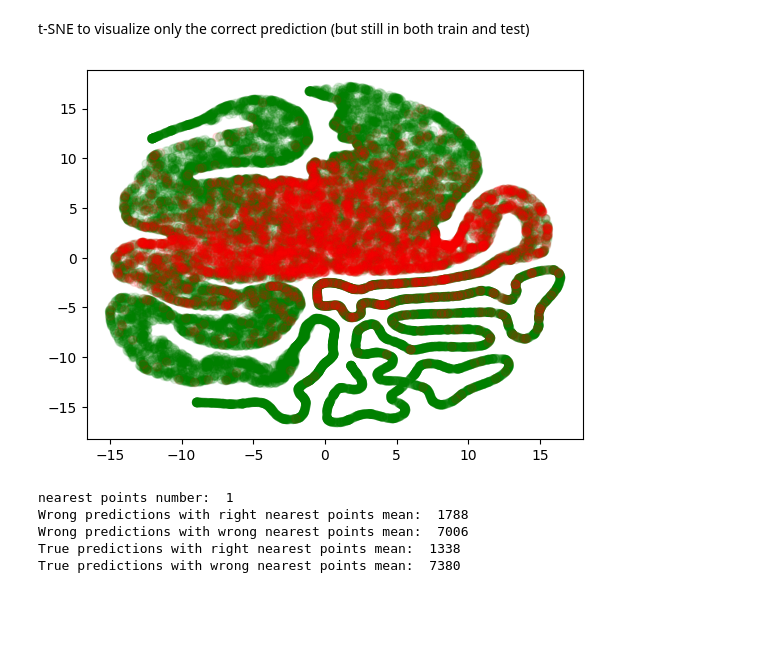
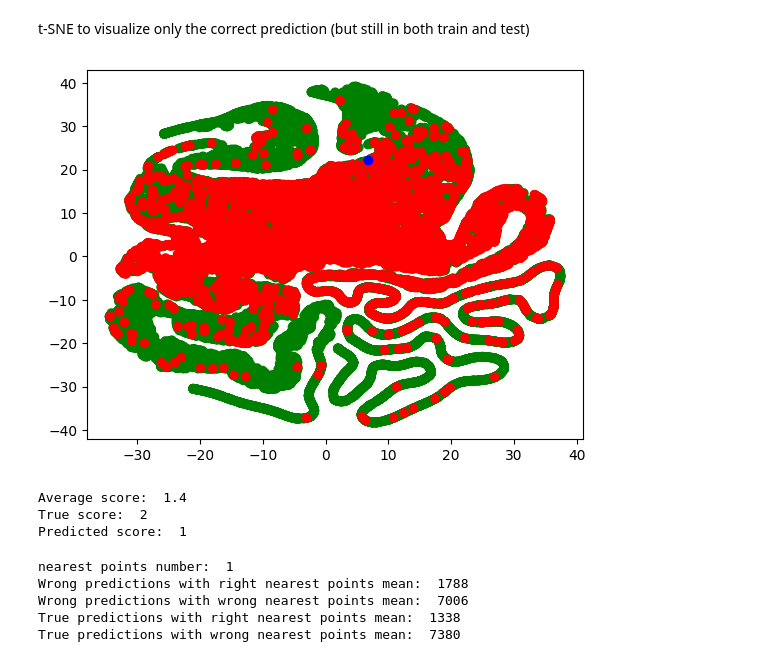
Before and after one commit to davidemodolo/Lung-Ultrasound-Image-Classifier, a Jupyter notebook: step_by_step_try.ipynb, the cells around one changed output. Saved outputs shown, nothing was run; the diff lists cells and outputs as text; code cells hidden in the pictures; blank space fills up the shorter version.

Commit message:
tsne working, now big test for performance

```diff
--- a/step_by_step_try.ipynb
+++ b/step_by_step_try.ipynb
@@ -576,25 +576,55 @@ t-SNE to visualize only the correct prediction (but still in both train and test
 # %%
 # TODO: a bit of refactoring
 
 from sklearn.manifold import TSNE
 import matplotlib.pyplot as plt
 import cv2
 import numpy as np
 import pandas as pd
 
 # create the TNSE model (keeping the path information for later)
 values = pd.read_csv("values_train.csv") #sm0, sm1, sm2, sm3, correct
+
+values_test = pd.read_csv("values_test.csv")
+random_index = np.random.randint(0, len(values_test))
+# create a temporary dataframe with the random point and the correct value
+# random_point_df = pd.DataFrame([values_test.iloc[random_index]], columns=["sm0", "sm1", "sm2", "sm3", "correct"])
+
+# select the line with random index
+selected_line = values_test.iloc[random_index]
+# concat does not currently work, temporary solution with append
+values = values.append(selected_line, ignore_index=True)
 points = values[["sm0", "sm1", "sm2", "sm3"]].values
-tsne = TSNE(n_components=2, verbose=0, perplexity=40, n_iter=300)
+random_point = points[-1]
+
+tsne = TSNE(n_components=2, verbose=0, perplexity=40, n_iter=400)
 tsne_results = tsne.fit_transform(points)
 values["x"] = tsne_results[:,0]
 values["y"] = tsne_results[:,1]
 # plot the points
 colors = ["green" if int(c) == 1 else "red" for c in values["correct"]]
-plt.scatter(values["x"], values["y"], c=colors, alpha=0.1)
+colors[-1] = "blue" # the random point is blue
+plt.scatter(values["x"], values["y"], c=colors)
 plt.show()
+
+# find the closest point to the random_point
+nearest_points_number = 5
+distances = np.linalg.norm(points - random_point, axis=1)
+nearest_points = np.argsort(distances)[:nearest_points_number]
+
+# compute the average score for the nearest points
+average_score = 0
+for i in nearest_points:
+    average_score += values["true"][i]
+average_score /= nearest_points_number
+print("Average score: ", average_score)
+print("True score: ", values_test["true"][random_index])
+print("Predicted score: ", values_test["predicted"][random_index])
 # %% [output]
-[figure, old version]
+[figure, new version]
+Average score:  1.4
+True score:  2
+Predicted score:  1
 # %%
 test_values = pd.read_csv("values_test.csv") #sm0, sm1, sm2, sm3, correct
 test_points = test_values[["sm0", "sm1", "sm2", "sm3"]].values
```
Also changed, not shown: parts of 4 cells of this notebook.
